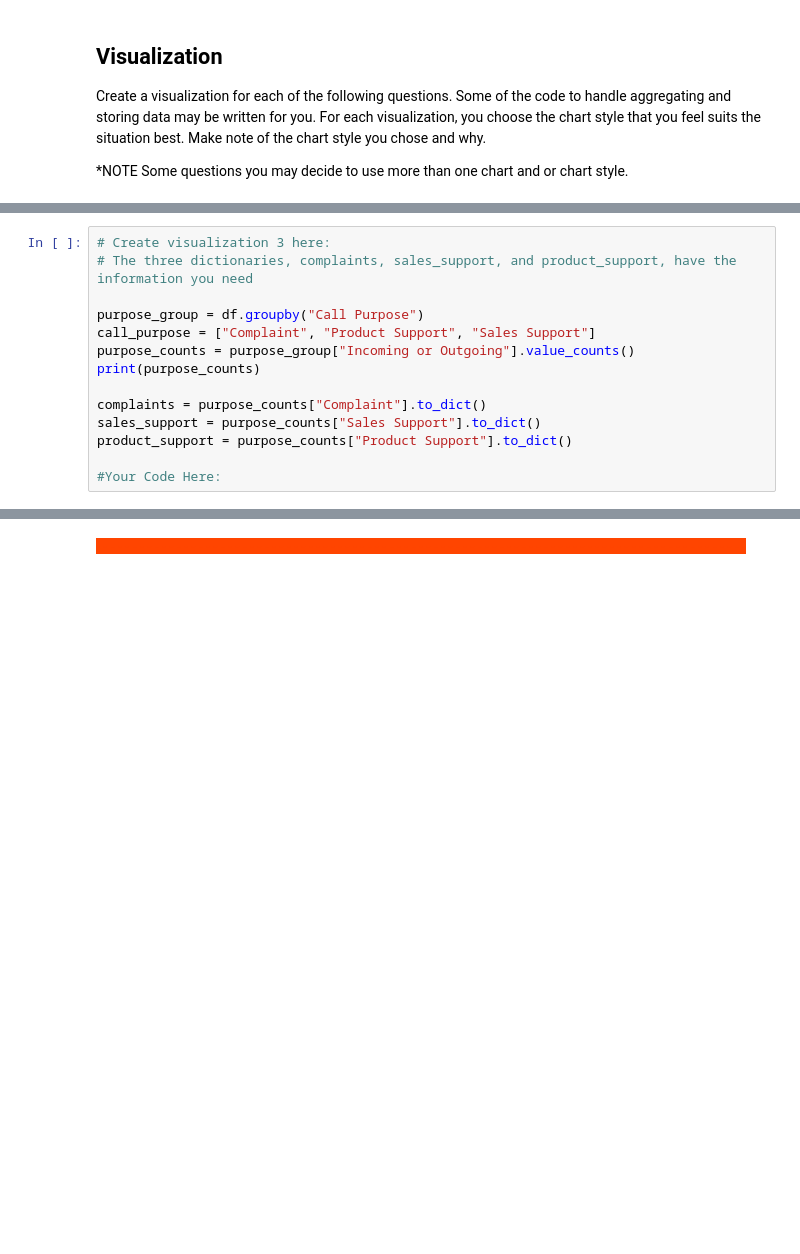
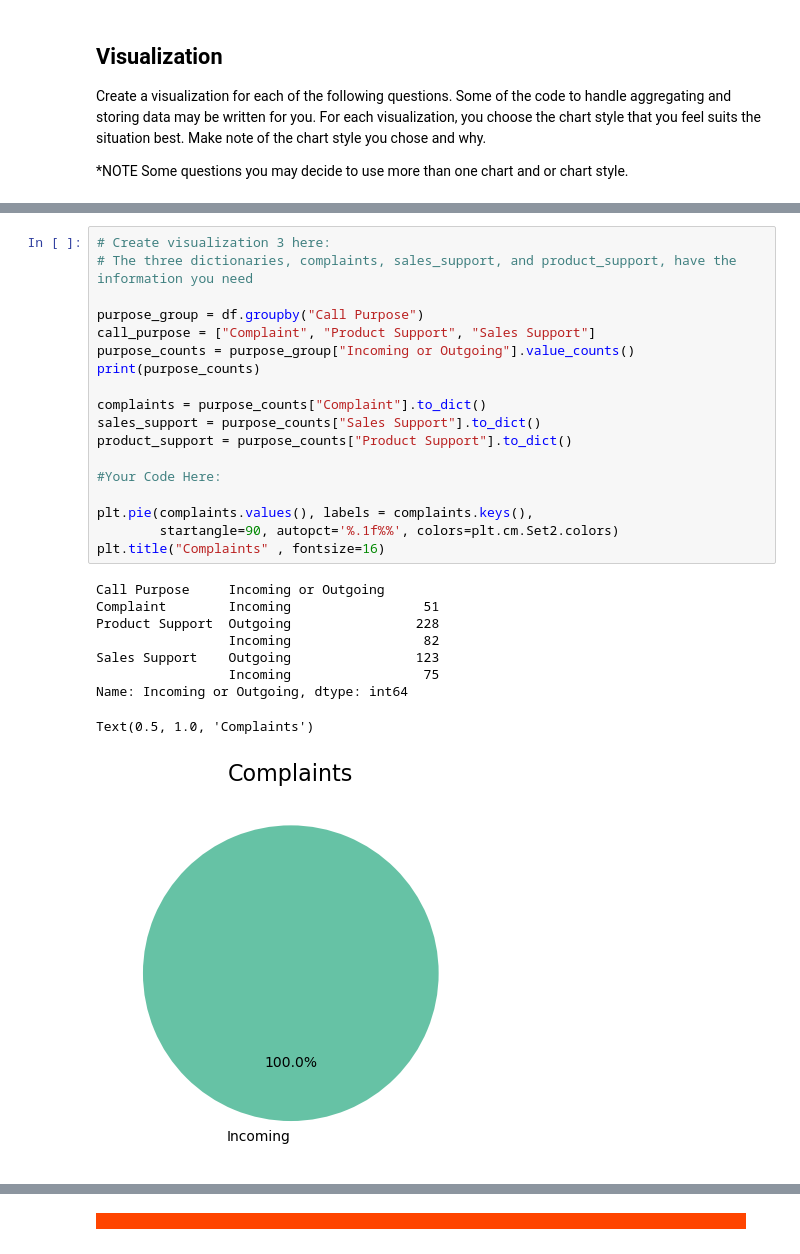
Before and after one commit to Sne0Ch/call-center-cleanup-assignment, a Jupyter notebook: Call_Center_Cleanup.ipynb, the cells around one changed output, grey strips where cells are left out. Drawn from its saved outputs; the diff is of its cells as text; blank space fills up the shorter version.

```diff
--- a/Call_Center_Cleanup.ipynb
+++ b/Call_Center_Cleanup.ipynb
@@ -482,14 +646,28 @@ service_level["Service Level %"] = service_level["Calls_x"]/service_level["Calls
 # %%
 # Create visualization 3 here:
 # The three dictionaries, complaints, sales_support, and product_support, have the information you need
 
 purpose_group = df.groupby("Call Purpose")
 call_purpose = ["Complaint", "Product Support", "Sales Support"]
 purpose_counts = purpose_group["Incoming or Outgoing"].value_counts()
 print(purpose_counts)
 
 complaints = purpose_counts["Complaint"].to_dict()
 sales_support = purpose_counts["Sales Support"].to_dict()
 product_support = purpose_counts["Product Support"].to_dict()
 
 #Your Code Here:
+
+plt.pie(complaints.values(), labels = complaints.keys(),
+        startangle=90, autopct='%.1f%%', colors=plt.cm.Set2.colors)
+plt.title("Complaints" , fontsize=16)
+# %% [output]
+Call Purpose     Incoming or Outgoing
+Complaint        Incoming                 51
+Product Support  Outgoing                228
+                 Incoming                 82
+Sales Support    Outgoing                123
+                 Incoming                 75
+Name: Incoming or Outgoing, dtype: int64
+Text(0.5, 1.0, 'Complaints')
+[figure, added]
```
Also changed, not shown: parts of 76 cells of this notebook.
